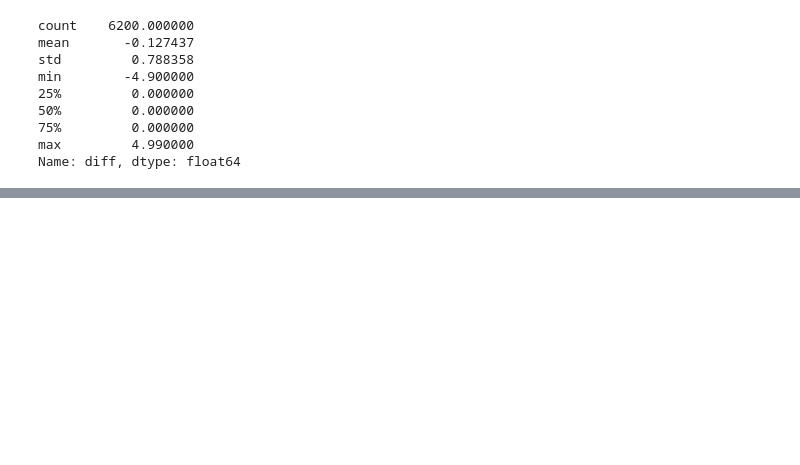
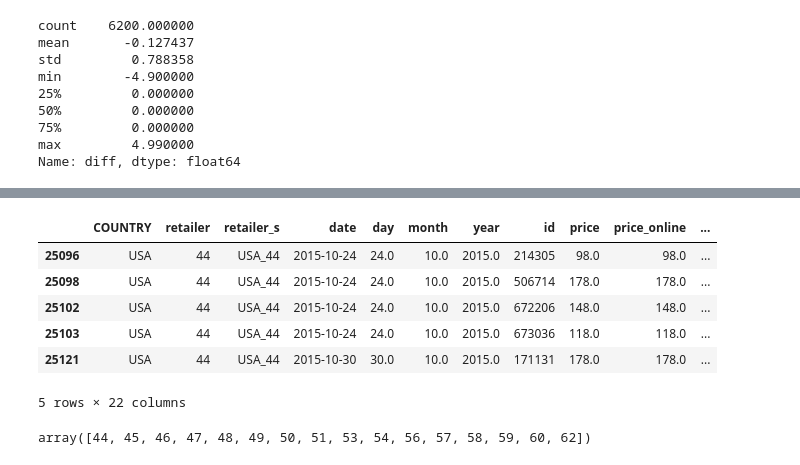
Before and after one commit to felipesebben/bk_data_analysis_studies, a Jupyter notebook: da_case_studies/ch06-online_offline_price_test/ch06-online_offline_price_test.ipynb, the cells around one changed output, grey strips where cells are left out. Cells and saved outputs as stored; diff of their text form; code cells hidden in the pictures; blank space fills up the shorter version.

```diff
--- a/da_case_studies/ch06-online_offline_price_test/ch06-online_offline_price_test.ipynb
+++ b/da_case_studies/ch06-online_offline_price_test/ch06-online_offline_price_test.ipynb
@@ -218,0 +248,14 @@ Name: diff, dtype: float64
+# %%
+removed_outliers.head()
+# %% [output]
+|  | COUNTRY | retailer | retailer_s | date | day | month | year | id | price | price_online | ... |
+| 25096 | USA | 44 | USA_44 | 2015-10-24 | 24.0 | 10.0 | 2015.0 | 214305 | 98.0 | 98.0 | ... |
+| 25098 | USA | 44 | USA_44 | 2015-10-24 | 24.0 | 10.0 | 2015.0 | 506714 | 178.0 | 178.0 | ... |
+| 25102 | USA | 44 | USA_44 | 2015-10-24 | 24.0 | 10.0 | 2015.0 | 672206 | 148.0 | 148.0 | ... |
+| 25103 | USA | 44 | USA_44 | 2015-10-24 | 24.0 | 10.0 | 2015.0 | 673036 | 118.0 | 118.0 | ... |
+| 25121 | USA | 44 | USA_44 | 2015-10-30 | 30.0 | 10.0 | 2015.0 | 171131 | 178.0 | 178.0 | ... |
+5 rows × 22 columns
+# %%
+removed_outliers["retailer"].unique()
+# %% [output]
+array([44, 45, 46, 47, 48, 49, 50, 51, 53, 54, 56, 57, 58, 59, 60, 62])
```
Also changed, not shown: parts of 9 cells of this notebook.
